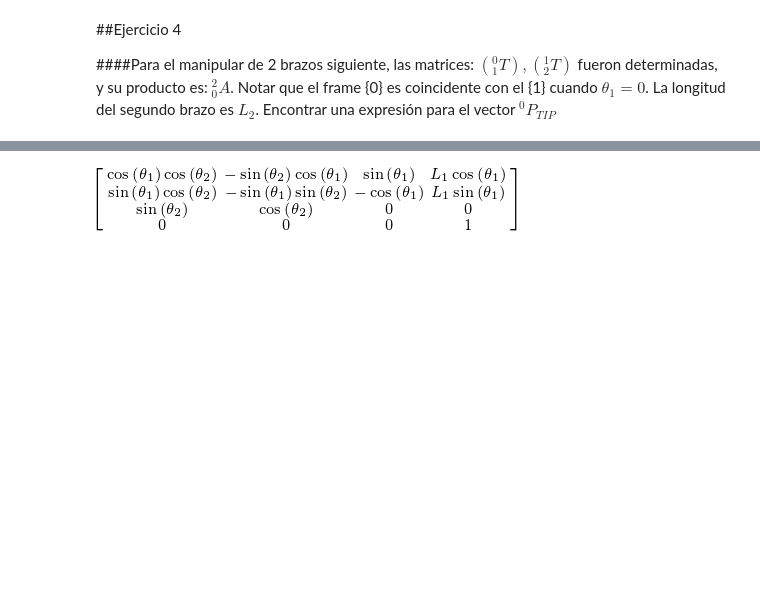
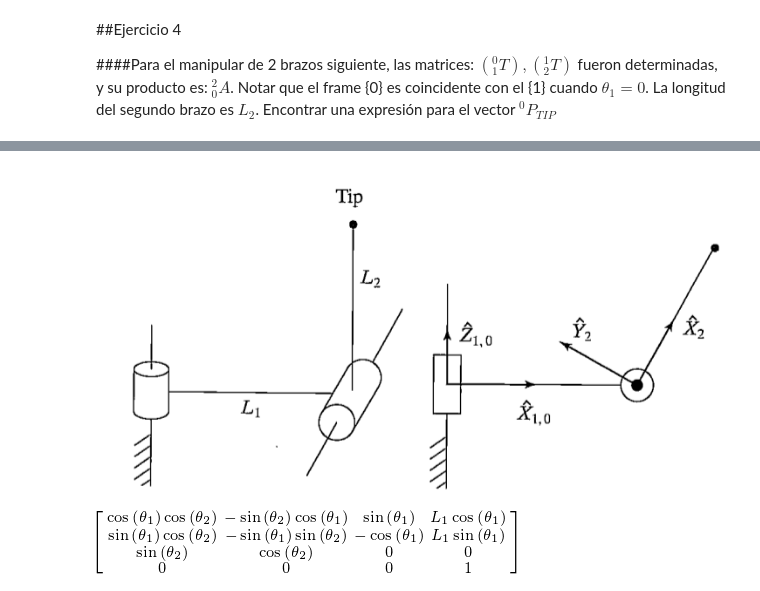
Before and after one commit to elsuizo/Control_de_robots_py, a Jupyter notebook: tp2.ipynb, the cells around one changed output, grey strips where cells are left out. Saved outputs shown, nothing was run; the diff lists cells and outputs as text; code cells hidden in the pictures; blank space fills up the shorter version.

```diff
--- a/tp2.ipynb
+++ b/tp2.ipynb
@@ -215,3 +215,7 @@ T_2_3
+# %%
+Image(filename='robot4_tp2.png')
+# %% [output]
+[figure, added]
 # %%
 A_0_2 = Matrix([[cos(theta_1)*cos(theta_2),-cos(theta_1)*sin(theta_2),sin(theta_1),L_1*cos(theta_1)],[sin(theta_1)*cos(theta_2),-sin(theta_1)*sin(theta_2),-cos(theta_1),L_1*sin(theta_1)],[sin(theta_2),cos(theta_2),0,0],[0,0,0,1]])
 A_0_2
```
Also changed, not shown: parts of 11 cells of this notebook.
